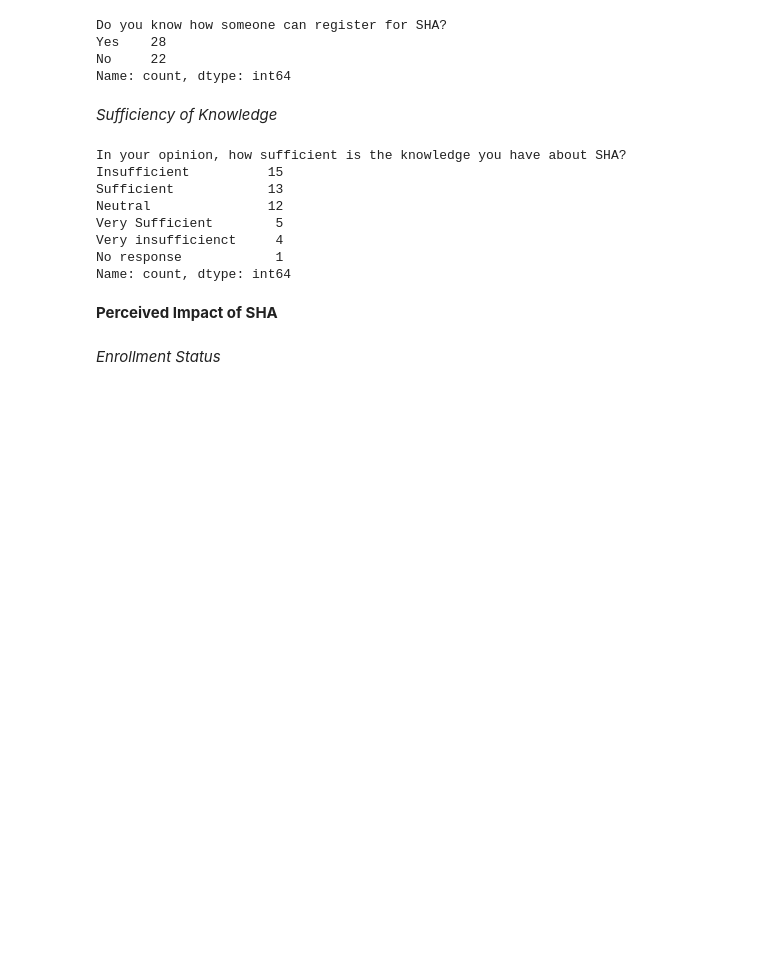
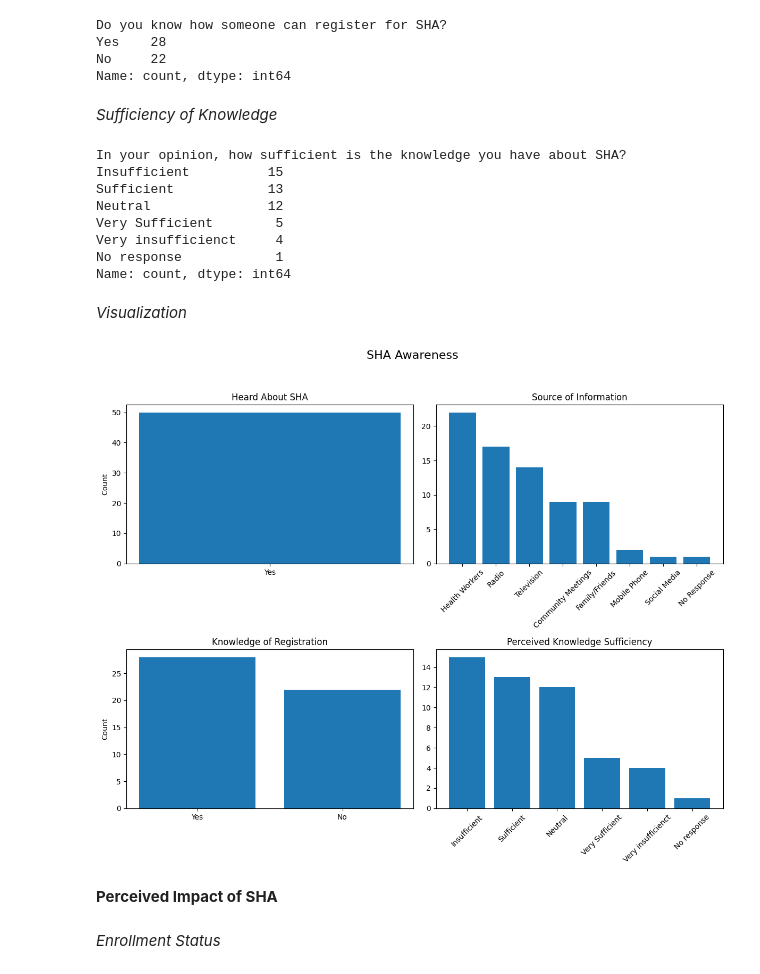
Before and after one commit to DennoCheru/Mosoriot, a Jupyter notebook: Mosoriot.ipynb, the cells around one changed output. Saved outputs shown, nothing was run; the diff lists cells and outputs as text; code cells hidden in the pictures; blank space fills up the shorter version.

```diff
--- a/Mosoriot.ipynb
+++ b/Mosoriot.ipynb
@@ -321,6 +365,49 @@ Very Sufficient        5
 Very insufficienct     4
 No response            1
 Name: count, dtype: int64
+# %% [markdown]
+*Visualization*
+# %%
+fig,axes = plt.subplots(2,2, figsize=(12,10))
+fig.suptitle('SHA Awareness', fontsize=16)
+axes = axes.flatten()
+
+# Heard about SHA
+axes[0].bar(
+    df_main['Have you heard about SHA?'].value_counts().index,
+    df_main['Have you heard about SHA?'].value_counts().values
+)
+axes[0].set_title('Heard About SHA')
+axes[0].set_ylabel('Count')
+
+# Source of Information
+axes[1].bar(
+    df_sources['Where did you hear about SHA'].value_counts().index,
+    df_sources['Where did you hear about SHA'].value_counts().values
+)
+axes[1].set_title('Source of Information')
+axes[1].tick_params(axis='x', rotation=45)
+
+# Knowledge of registration Process
+axes[2].bar(
+    df_main['Do you know how someone can register for SHA?'].value_counts().index,
+    df_main['Do you know how someone can register for SHA?'].value_counts().values
+)
+axes[2].set_title('Knowledge of Registration')
+axes[2].set_ylabel('Count')
+
+# Perceived Knowledge Sufficiency
+axes[3].bar(
+    df_main['In your opinion, how sufficient is the knowledge you have about SHA?'].value_counts().index,
+    df_main['In your opinion, how sufficient is the knowledge you have about SHA?'].value_counts().values
+)
+axes[3].set_title('Perceived Knowledge Sufficiency')
+axes[3].tick_params(axis='x', rotation=45)
+
+plt.tight_layout(rect=[0,0,1,0.95])
+plt.show()
+# %% [output]
+[figure, added]
 # %% [markdown]
 **Perceived Impact of SHA**
 # %% [markdown]
```
Also changed, not shown: parts of 8 cells of this notebook.
